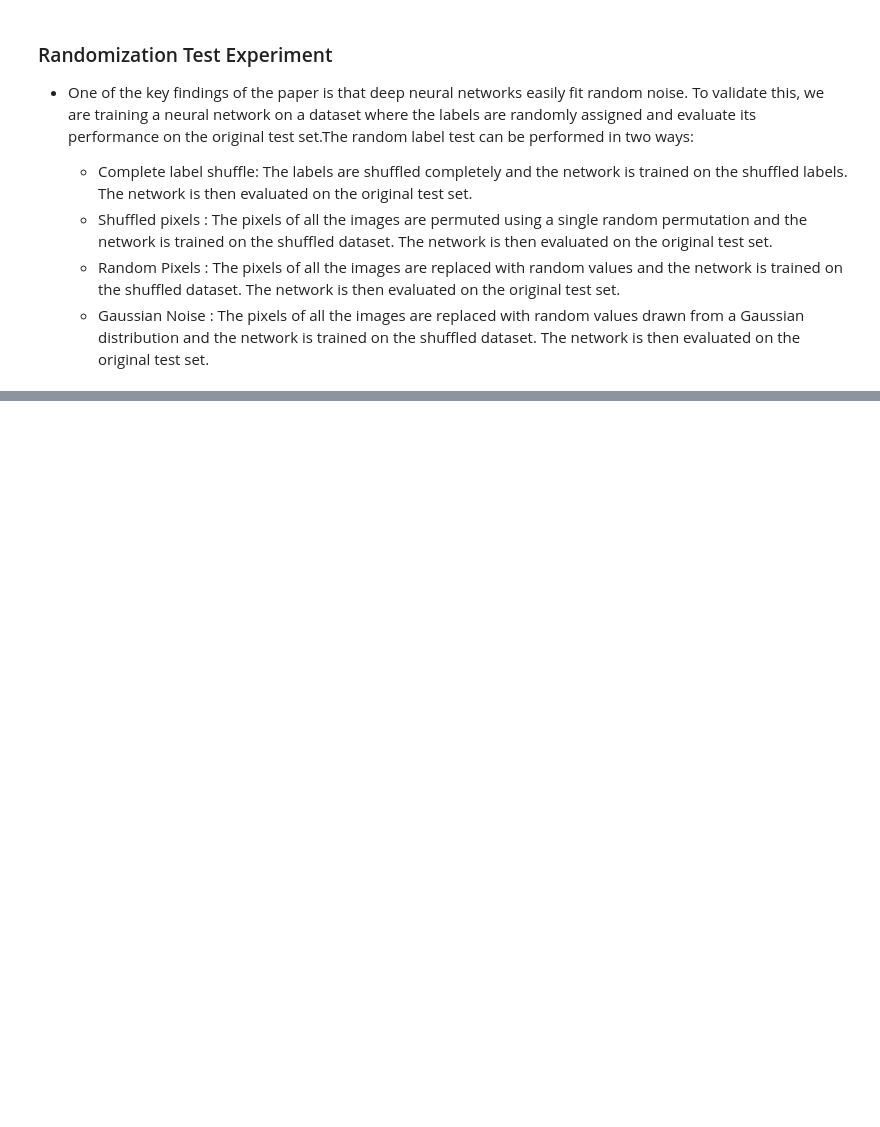
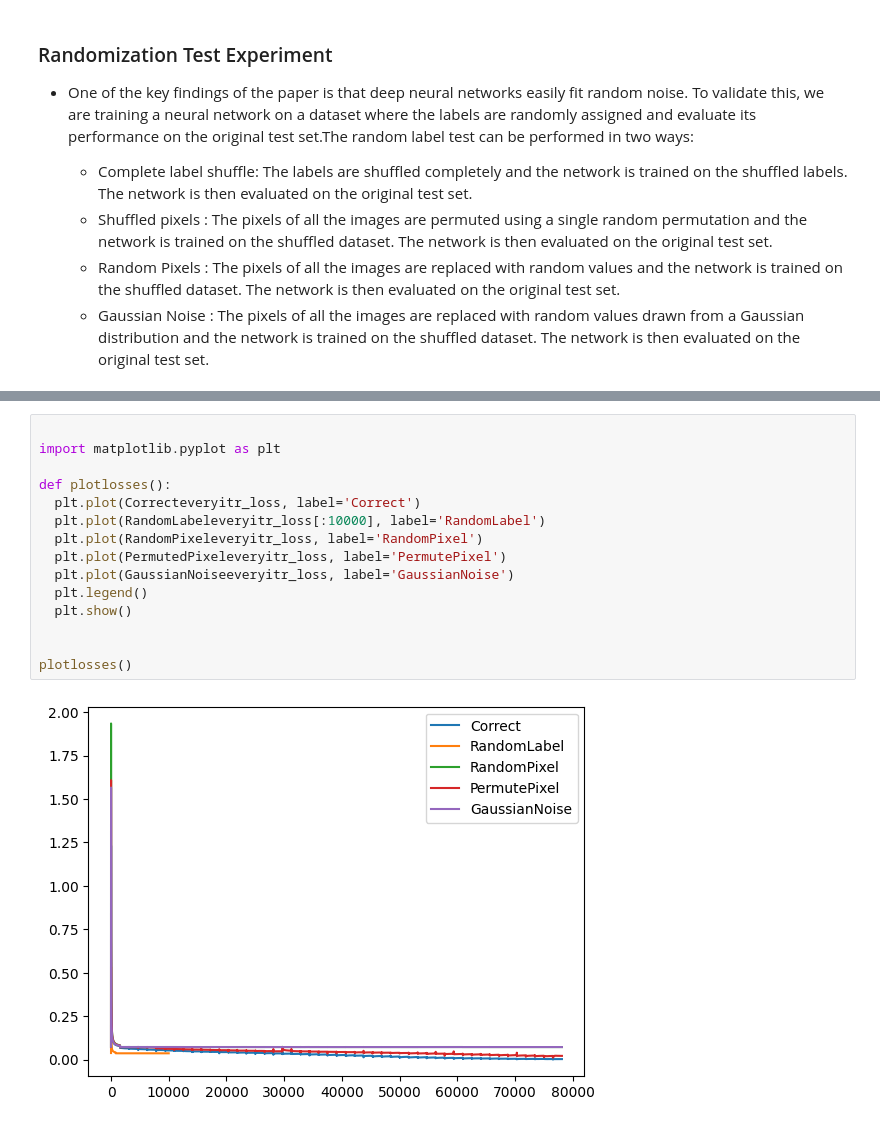
Before and after one commit to vaibhav1865/UnderstandingDNNs_GeneralizationProbelms, a Jupyter notebook: RandomizationExperiment.ipynb, the cells around one changed output, grey strips where cells are left out. Cells and saved outputs as stored; diff of their text form; blank space fills up the shorter version.

```diff
--- a/RandomizationExperiment.ipynb
+++ b/RandomizationExperiment.ipynb
@@ -242,0 +345,17 @@ plt.show()
+# %%
+
+import matplotlib.pyplot as plt
+
+def plotlosses():
+  plt.plot(Correcteveryitr_loss, label='Correct')
+  plt.plot(RandomLabeleveryitr_loss[:10000], label='RandomLabel')
+  plt.plot(RandomPixeleveryitr_loss, label='RandomPixel')
+  plt.plot(PermutedPixeleveryitr_loss, label='PermutePixel')
+  plt.plot(GaussianNoiseeveryitr_loss, label='GaussianNoise')
+  plt.legend()
+  plt.show()
+
+
+plotlosses()
+# %% [output]
+[figure, added]
```
Also changed, not shown: parts of 25 cells of this notebook.
